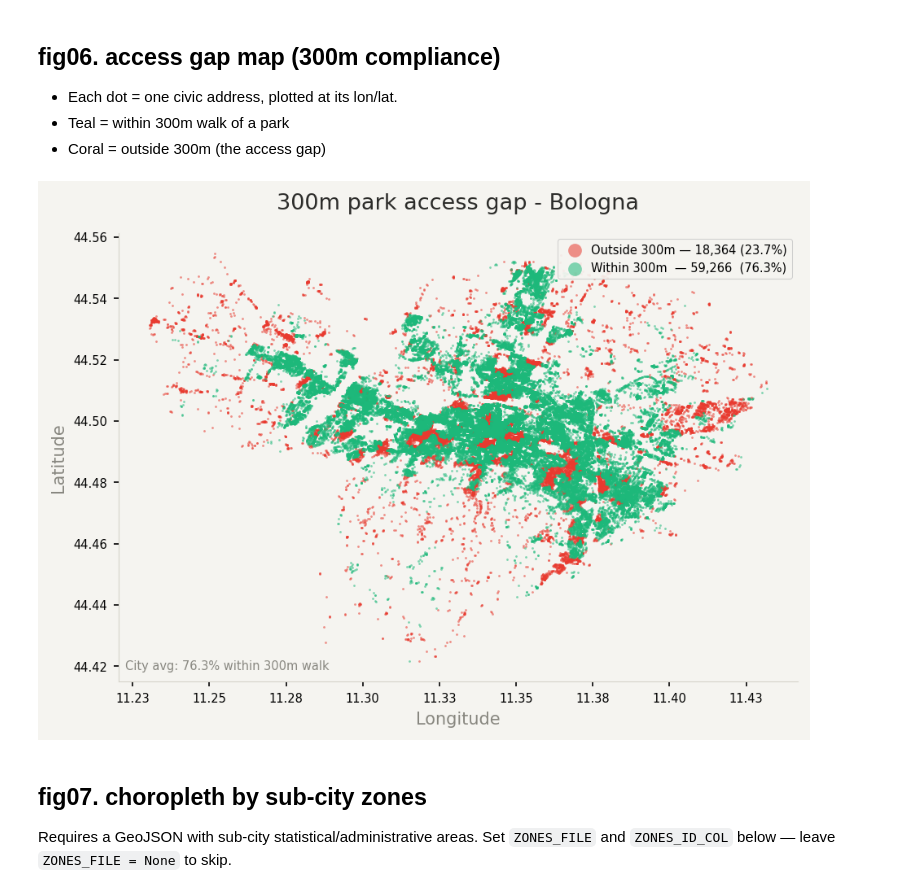
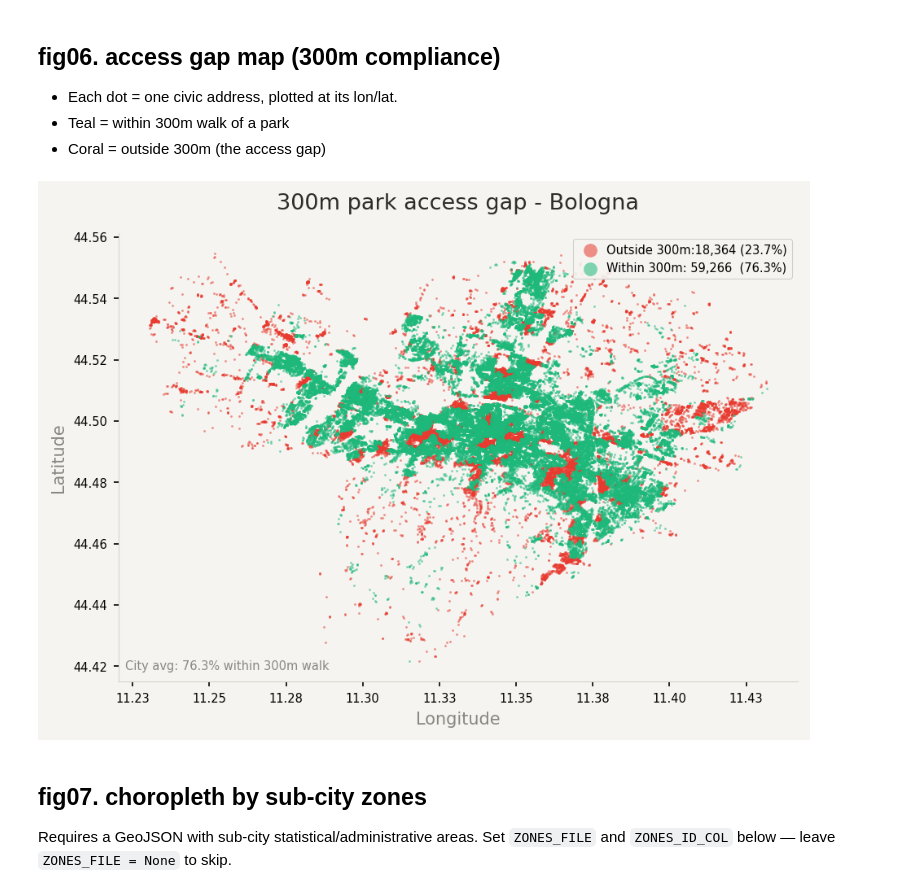
Before and after one commit to dclfbk/3-30-300-index, a Jupyter notebook: code/300_walkability_visualization_stats.ipynb, the cells around one changed output. Drawn from its saved outputs; the diff is of its cells as text; code cells hidden in the pictures.

```diff
--- a/code/300_walkability_visualization_stats.ipynb
+++ b/code/300_walkability_visualization_stats.ipynb
@@ -3,7 +3,5 @@
 # %%
-# ── CHANGE THIS TO SWITCH CITY ──────────────────────────────────────────────
-CITY = "milano"
-# ────────────────────────────────────────────────────────────────────────────
+CITY = "bologna"
 # %%
 import math
 import os
@@ -68,11 +86,12 @@ park_area = (
     parks[["park_id", "geometry"]]
     .copy()
     .to_crs(CRS_METRIC)
-    .assign(park_area_ha=lambda df: df.geometry.area / 10_000)
-    [["park_id", "park_area_ha"]]
+    .assign(area_ha=lambda df: df.geometry.area / 10_000)
+    [["park_id", "area_ha"]]
 )
 
-# Join onto results via nearest_park_id
+print(f"parks unique park_id: {parks['park_id'].nunique()} / {len(parks)}")
+
 results = results.merge(
     park_area.rename(columns={"park_id": "nearest_park_id"}),
     on="nearest_park_id",
@@ -81,8 +100,8 @@ results = results.merge(
 
 # Derive compliance columns used downstream
 results["compliant_0ha"]   = results["within_300m"]
-results["compliant_0.5ha"] = results["within_300m"] & (results["park_area_ha"] >= 0.5)
-results["compliant_1.0ha"] = results["within_300m"] & (results["park_area_ha"] >= 1.0)
+results["compliant_0.5ha"] = results["within_300m"] & (results["area_ha"] >= 0.5)
+results["compliant_1.0ha"] = results["within_300m"] & (results["area_ha"] >= 1.0)
 
-print(f"park_area_ha range: {results['park_area_ha'].min():.2f} – {results['park_area_ha'].max():.2f} ha")
+print(f"area_ha range: {results['area_ha'].min():.2f} – {results['area_ha'].max():.2f} ha")
 # %% [output]
@@ -311,8 +261,8 @@ else:
         ax    = axes[i]
         nb_df = results[results["neighbourhood"] == nb]
 
-        inside_large = nb_df[nb_df["within_300m"] & (nb_df["park_area_ha"] >= 0.5)]
-        inside_small = nb_df[nb_df["within_300m"] & (nb_df["park_area_ha"] <  0.5)]
+        inside_large = nb_df[nb_df["within_300m"] & (nb_df["area_ha"] >= 0.5)]
+        inside_small = nb_df[nb_df["within_300m"] & (nb_df["area_ha"] <  0.5)]
         outside_df   = nb_df[~nb_df["within_300m"]]
 
         nb_geom = quartieri[quartieri["name"].str.contains(
@@ -558,40 +577,40 @@ ax.set_facecolor("#F5F4F0")
 # Draw outside first (red), inside on top (green)
 ax.scatter(outside["longitude"], outside["latitude"],
     s=1.8, color=DOT_OUT, alpha=0.55, linewidths=0,
-    label=f"Outside 300m — {len(outside):,} ({len(outside)/total*100:.1f}%)",
+    label=f"Outside 300m:{len(outside):,} ({len(outside)/total*100:.1f}%)",
     rasterized=True, zorder=2)
 ax.scatter(inside["longitude"], inside["latitude"],
     s=1.8, color=DOT_IN,  alpha=0.55, linewidths=0,
-    label=f"Within 300m  — {len(inside):,}  ({len(inside)/total*100:.1f}%)",
+    label=f"Within 300m: {len(inside):,}  ({len(inside)/total*100:.1f}%)",
     rasterized=True, zorder=3)
 
 ax.set_aspect("equal")
 ax.set_xlabel("Longitude", fontsize=10, color=SGRAY)
 ax.set_ylabel("Latitude",  fontsize=10, color=SGRAY)
 ax.set_title("300m park access gap - Bologna",
     fontsize=13, fontweight="500", pad=14, color=TEXT)
 ax.xaxis.set_major_formatter(plt.FormatStrFormatter("%.2f"))
 ax.yaxis.set_major_formatter(plt.FormatStrFormatter("%.2f"))
 ax.tick_params(labelsize=7)
 for spine in ax.spines.values():
     spine.set_edgecolor(LGRAY)
     spine.set_linewidth(0.5)
 
 # Legend upper right, slightly inset
 legend = ax.legend(
     fontsize=7, frameon=True, framealpha=0.92, loc="upper right",
     markerscale=6, handletextpad=0.4,
 )
 legend.get_frame().set_linewidth(0.5)
 legend.get_frame().set_facecolor("#F5F4F0")
 
 ax.text(0.01, 0.02, f"City avg: {avg:.1f}% within 300m walk",
     transform=ax.transAxes, fontsize=7, color=SGRAY, ha="left", va="bottom")
 
 plt.tight_layout()
 plt.savefig("fig/fig06_access_gap_map.png", dpi=200, bbox_inches="tight")
 plt.show()
 # %% [output]
-[figure, old version]
+[figure, new version]
 # %%
 area_statistiche = gpd.read_file('data/300m/bologna_aree_statistiche.geojson')
```
Also changed, not shown: parts of 25 cells of this notebook, 21 other files.
